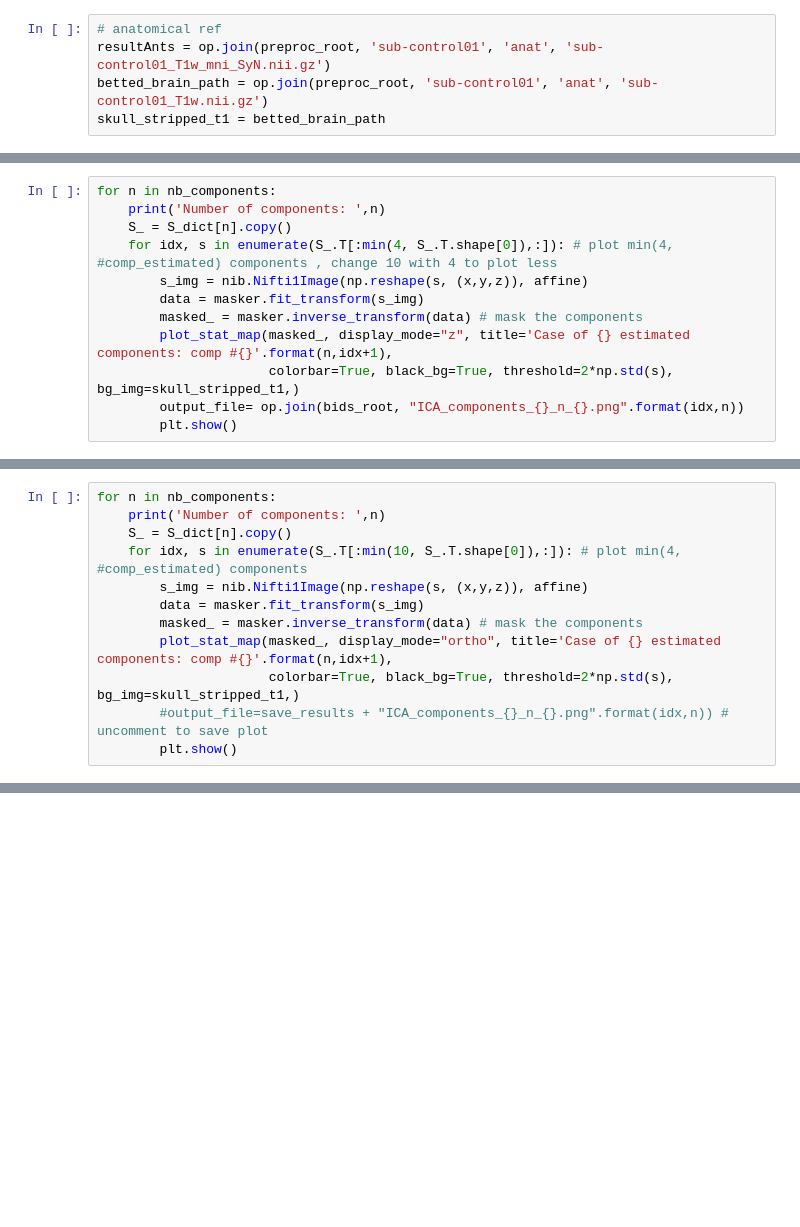
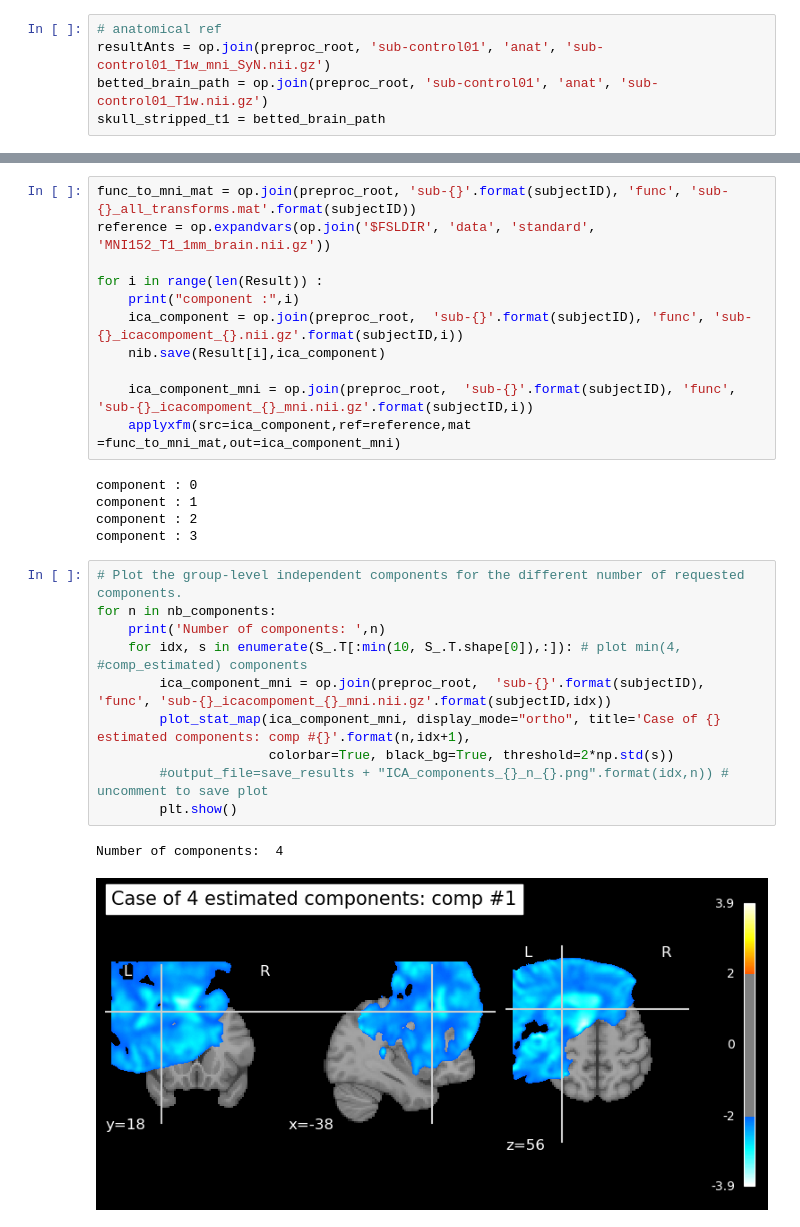
Before and after one commit to ThibthibML/NSSP, a Jupyter notebook: part2_ICA.ipynb, the cells around one changed output, grey strips where cells are left out. Cells and saved outputs as stored; diff of their text form; blank space fills up the shorter version.

```diff
--- a/part2_ICA.ipynb
+++ b/part2_ICA.ipynb
@@ -251,12 +253,0 @@ Number of components:  4
-# %%
-for n in nb_components:
-    print('Number of components: ',n)
-    S_ = S_dict[n].copy()
-    for idx, s in enumerate(S_.T[:min(4, S_.T.shape[0]),:]): # plot min(4, #comp_estimated) components , change 10 with 4 to plot less
-        s_img = nib.Nifti1Image(np.reshape(s, (x,y,z)), affine)
-        data = masker.fit_transform(s_img)
-        masked_ = masker.inverse_transform(data) # mask the components
-        plot_stat_map(masked_, display_mode="z", title='Case of {} estimated components: comp #{}'.format(n,idx+1),
-                      colorbar=True, black_bg=True, threshold=2*np.std(s), bg_img=skull_stripped_t1,)
-        output_file= op.join(bids_root, "ICA_components_{}_n_{}.png".format(idx,n))
-        plt.show()
@@ -269,12 +253,0 @@ Number of components:  4
-# %%
-for n in nb_components:
-    print('Number of components: ',n)
-    S_ = S_dict[n].copy()
-    for idx, s in enumerate(S_.T[:min(10, S_.T.shape[0]),:]): # plot min(4, #comp_estimated) components
-        s_img = nib.Nifti1Image(np.reshape(s, (x,y,z)), affine)
-        data = masker.fit_transform(s_img)
-        masked_ = masker.inverse_transform(data) # mask the components
-        plot_stat_map(masked_, display_mode="ortho", title='Case of {} estimated components: comp #{}'.format(n,idx+1),
-                      colorbar=True, black_bg=True, threshold=2*np.std(s), bg_img=skull_stripped_t1,)
-        #output_file=save_results + "ICA_components_{}_n_{}.png".format(idx,n)) # uncomment to save plot
-        plt.show()
@@ -296,0 +261,29 @@ NameError: name 'fsleyesDisplay' is not defined
+# %%
+func_to_mni_mat = op.join(preproc_root, 'sub-{}'.format(subjectID), 'func', 'sub-{}_all_transforms.mat'.format(subjectID))
+reference = op.expandvars(op.join('$FSLDIR', 'data', 'standard', 'MNI152_T1_1mm_brain.nii.gz'))
+
+for i in range(len(Result)) :
+    print("component :",i)
+    ica_component = op.join(preproc_root,  'sub-{}'.format(subjectID), 'func', 'sub-{}_icacompoment_{}.nii.gz'.format(subjectID,i))
+    nib.save(Result[i],ica_component)
+
+    ica_component_mni = op.join(preproc_root,  'sub-{}'.format(subjectID), 'func', 'sub-{}_icacompoment_{}_mni.nii.gz'.format(subjectID,i))
+    applyxfm(src=ica_component,ref=reference,mat =func_to_mni_mat,out=ica_component_mni)
+# %% [output]
+component : 0
+component : 1
+component : 2
+component : 3
+# %%
+# Plot the group-level independent components for the different number of requested components.
+for n in nb_components:
+    print('Number of components: ',n)
+    for idx, s in enumerate(S_.T[:min(10, S_.T.shape[0]),:]): # plot min(4, #comp_estimated) components
+        ica_component_mni = op.join(preproc_root,  'sub-{}'.format(subjectID), 'func', 'sub-{}_icacompoment_{}_mni.nii.gz'.format(subjectID,idx))
+        plot_stat_map(ica_component_mni, display_mode="ortho", title='Case of {} estimated components: comp #{}'.format(n,idx+1),
+                      colorbar=True, black_bg=True, threshold=2*np.std(s))
+        #output_file=save_results + "ICA_components_{}_n_{}.png".format(idx,n)) # uncomment to save plot
+        plt.show()
+# %% [output]
+Number of components:  4
+[figure, added]
```
Also changed, not shown: parts of 18 cells of this notebook, 2 other files.
